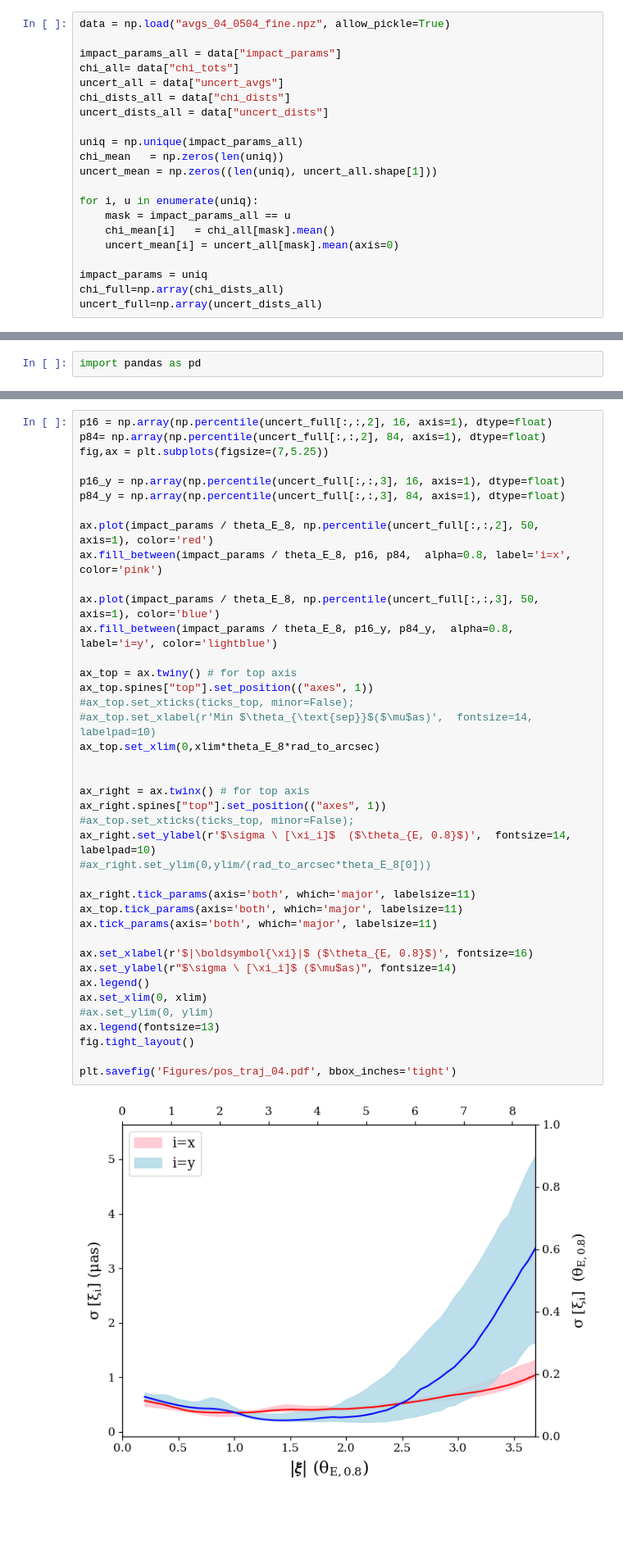
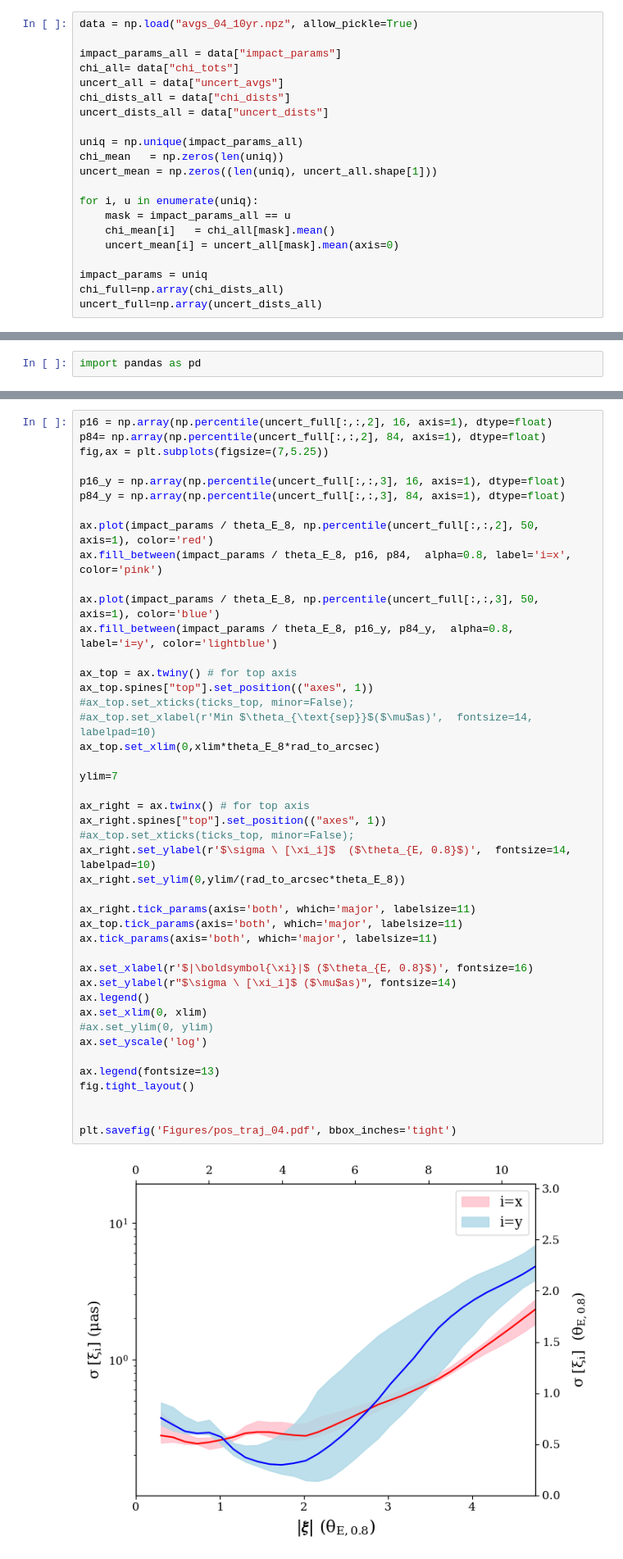
Before and after one commit to abby-moran/Quasar_microlensing_public, a Jupyter notebook: M04/interp_grid04.ipynb, the cells around one changed output, grey strips where cells are left out. Shown at 82% size. Saved outputs shown, nothing was run; the diff lists cells and outputs as text; blank space fills up the shorter version.

```diff
--- a/M04/interp_grid04.ipynb
+++ b/M04/interp_grid04.ipynb
@@ -1548,5 +1570,5 @@ uniq.shape
 # %%
-data = np.load("avgs_04_0504_fine.npz", allow_pickle=True)
+data = np.load("avgs_04_10yr.npz", allow_pickle=True)
 
 impact_params_all = data["impact_params"]
 chi_all= data["chi_tots"]
@@ -1793,35 +1887,39 @@ ax.fill_between(impact_params / theta_E_8, p16, p84,  alpha=0.8, label='i=x', co
 
 ax.plot(impact_params / theta_E_8, np.percentile(uncert_full[:,:,3], 50, axis=1), color='blue')
 ax.fill_between(impact_params / theta_E_8, p16_y, p84_y,  alpha=0.8, label='i=y', color='lightblue')
 
 ax_top = ax.twiny() # for top axis
 ax_top.spines["top"].set_position(("axes", 1))
 #ax_top.set_xticks(ticks_top, minor=False);
 #ax_top.set_xlabel(r'Min $\theta_{\text{sep}}$($\mu$as)',  fontsize=14, labelpad=10)
 ax_top.set_xlim(0,xlim*theta_E_8*rad_to_arcsec)
 
+ylim=7
 
 ax_right = ax.twinx() # for top axis
 ax_right.spines["top"].set_position(("axes", 1))
 #ax_top.set_xticks(ticks_top, minor=False);
 ax_right.set_ylabel(r'$\sigma \ [\xi_i]$  ($\theta_{E, 0.8}$)',  fontsize=14, labelpad=10)
-#ax_right.set_ylim(0,ylim/(rad_to_arcsec*theta_E_8[0]))
+ax_right.set_ylim(0,ylim/(rad_to_arcsec*theta_E_8))
 
 ax_right.tick_params(axis='both', which='major', labelsize=11)
 ax_top.tick_params(axis='both', which='major', labelsize=11)
 ax.tick_params(axis='both', which='major', labelsize=11)
 
 ax.set_xlabel(r'$|\boldsymbol{\xi}|$ ($\theta_{E, 0.8}$)', fontsize=16)
 ax.set_ylabel(r"$\sigma \ [\xi_i]$ ($\mu$as)", fontsize=14)
 ax.legend()
 ax.set_xlim(0, xlim)
 #ax.set_ylim(0, ylim)
+ax.set_yscale('log')
+
 ax.legend(fontsize=13)
 fig.tight_layout()
 
+
 plt.savefig('Figures/pos_traj_04.pdf', bbox_inches='tight')
 # %% [output]
-[figure, old version]
+[figure, new version]
 # %%
 xvels=np.array(uncert_full[:,:,4])
 yvels=np.array(uncert_full[:,:,5])
```
Also changed, not shown: parts of 30 cells of this notebook.
